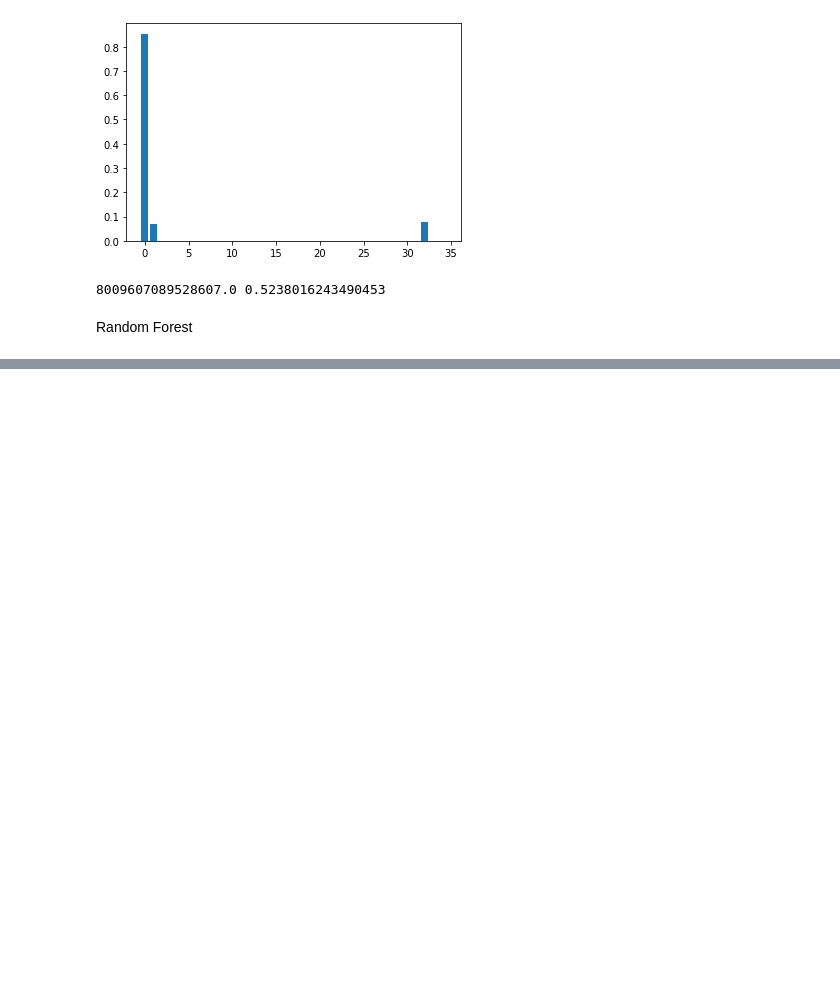
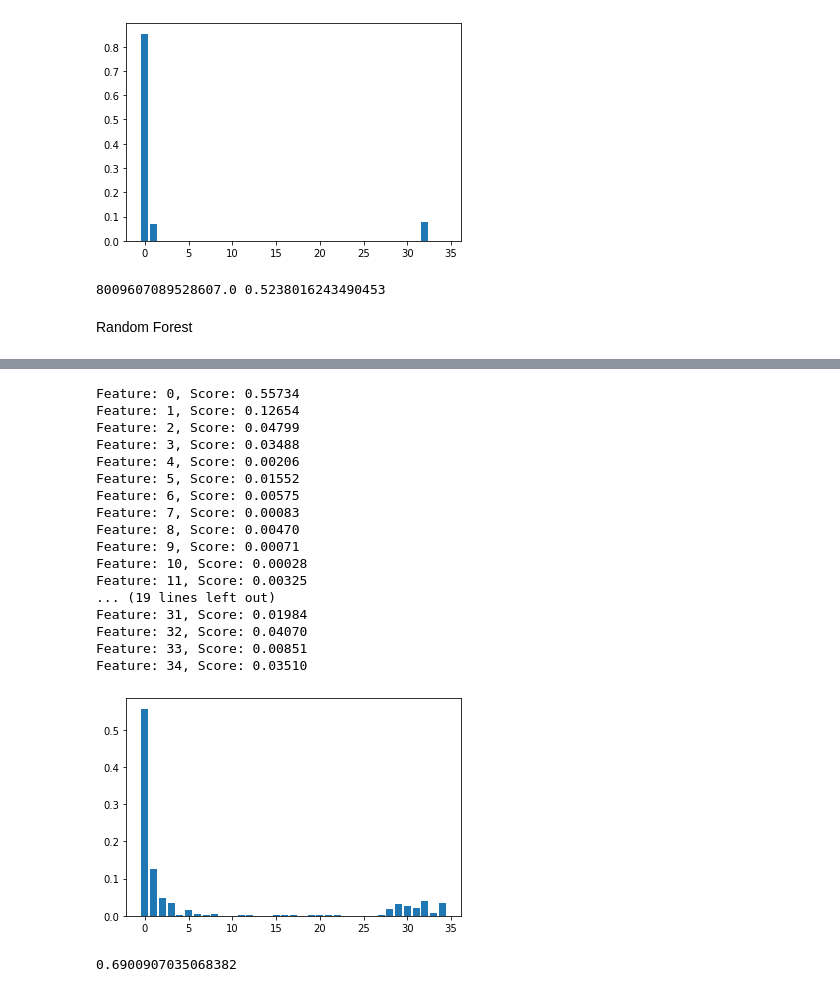
Before and after one commit to giacomobais/Data-WebMining, a Jupyter notebook: Progetto.ipynb, the cells around one changed output, grey strips where cells are left out. Drawn from its saved outputs; the diff is of its cells as text; code cells hidden in the pictures; blank space fills up the shorter version.

```diff
--- a/Progetto.ipynb
+++ b/Progetto.ipynb
@@ -1595,0 +1700,37 @@ rf.score(x_test, y_test)
+# %%
+importance = rf.feature_importances_
+for i,v in enumerate(importance):
+    print('Feature: %0d, Score: %.5f' % (i,v))
+# plot feature importance
+plt.bar([x for x in range(len(importance))], importance)
+plt.show()
+# %% [output]
+Feature: 0, Score: 0.55734
+Feature: 1, Score: 0.12654
+Feature: 2, Score: 0.04799
+Feature: 3, Score: 0.03488
+Feature: 4, Score: 0.00206
+Feature: 5, Score: 0.01552
+Feature: 6, Score: 0.00575
+Feature: 7, Score: 0.00083
+Feature: 8, Score: 0.00470
+Feature: 9, Score: 0.00071
+Feature: 10, Score: 0.00028
+Feature: 11, Score: 0.00325
+... (19 lines left out)
+Feature: 31, Score: 0.01984
+Feature: 32, Score: 0.04070
+Feature: 33, Score: 0.00851
+Feature: 34, Score: 0.03510
+[figure, added]
+# %%
+#boosting
+x = dataset_mat[:,:35]
+y = dataset_mat[:,35]
+x_train_80, x_test, y_train_80, y_test = train_test_split(x, y, test_size=0.20, random_state=42)
+rf = RandomForestRegressor(n_estimators=int(best_k))
+adaboost = AdaBoostRegressor(rf)
+adaboost.fit(x_train_80,y_train_80)
+adaboost.score(x_test,y_test)
+# %% [output]
+0.6900907035068382
```
Also changed, not shown: parts of 11 cells of this notebook.
